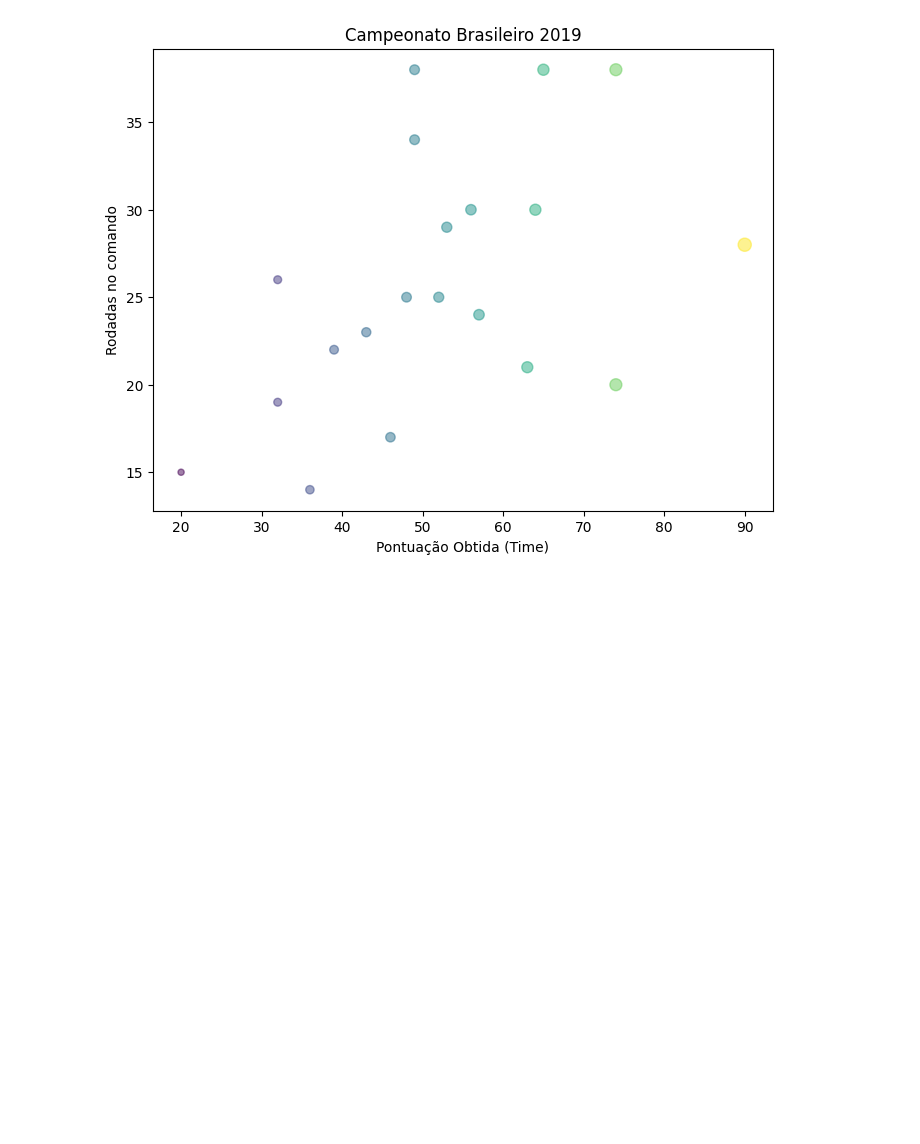
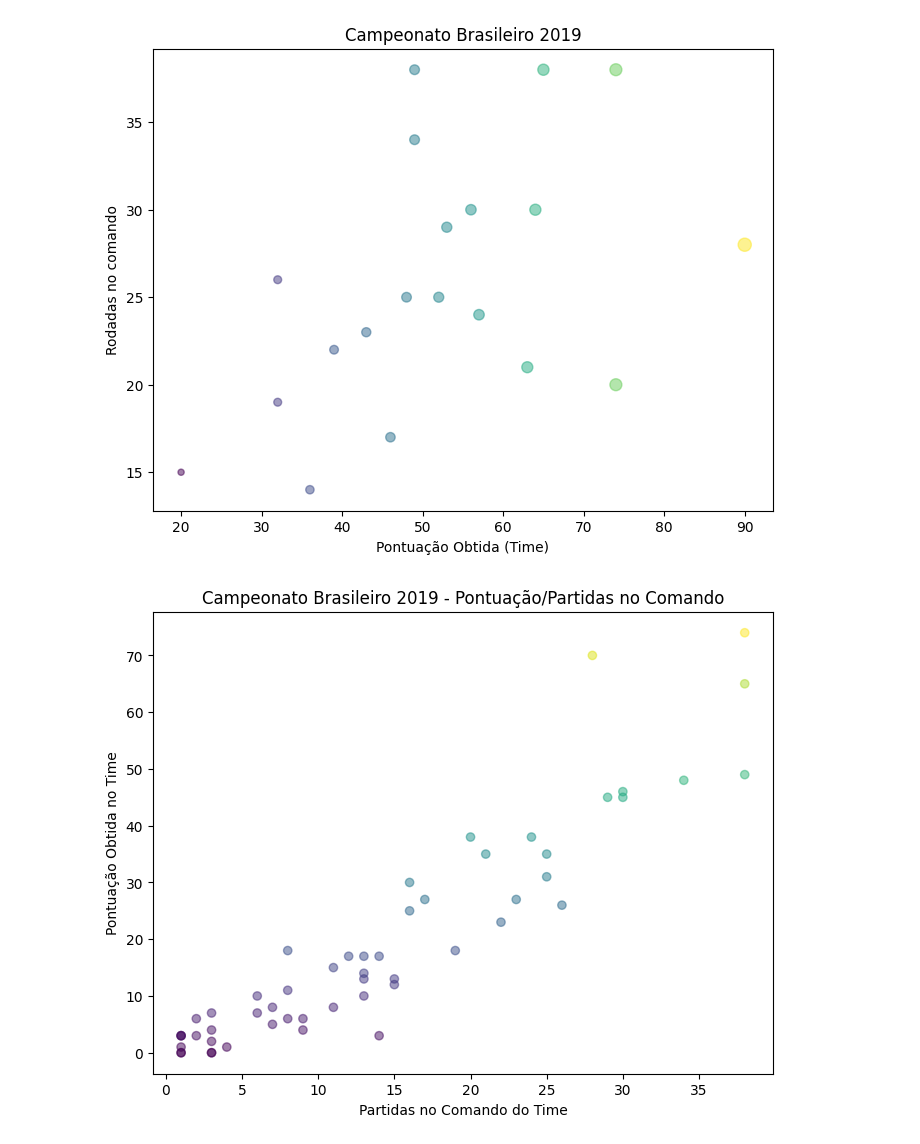
Before and after one commit to brunoopinheiro/ada-prog-logic-project-i, a Jupyter notebook: projeto_brasileirao.ipynb, the cells around one changed output. Saved outputs shown, nothing was run; the diff lists cells and outputs as text; code cells hidden in the pictures; blank space fills up the shorter version.

Commit message:
feat: adiciona grafico partidas/pontuacao

```diff
--- a/projeto_brasileirao.ipynb
+++ b/projeto_brasileirao.ipynb
@@ -91,3 +93,18 @@ plt.xscale("linear")
 plt.show()
 # %% [output]
 [figure]
+# %%
+list_coachs = ch.coachs_list(tabela_brasileirao)
+x = [c["matches"] for c in list_coachs]
+y = [c["points_obtained"] for c in list_coachs]
+
+plt.figure(figsize=(8, 6))
+plt.title("Campeonato Brasileiro 2019 - Pontuação/Partidas no Comando")
+
+plt.scatter(x, y, alpha=0.5, c=y)
+plt.xlabel("Partidas no Comando do Time")
+plt.ylabel("Pontuação Obtida no Time")
+plt.xscale("linear")
+plt.show()
+# %% [output]
+[figure, added]
```
Also changed, not shown: parts of 2 cells of this notebook, 3 other files.
